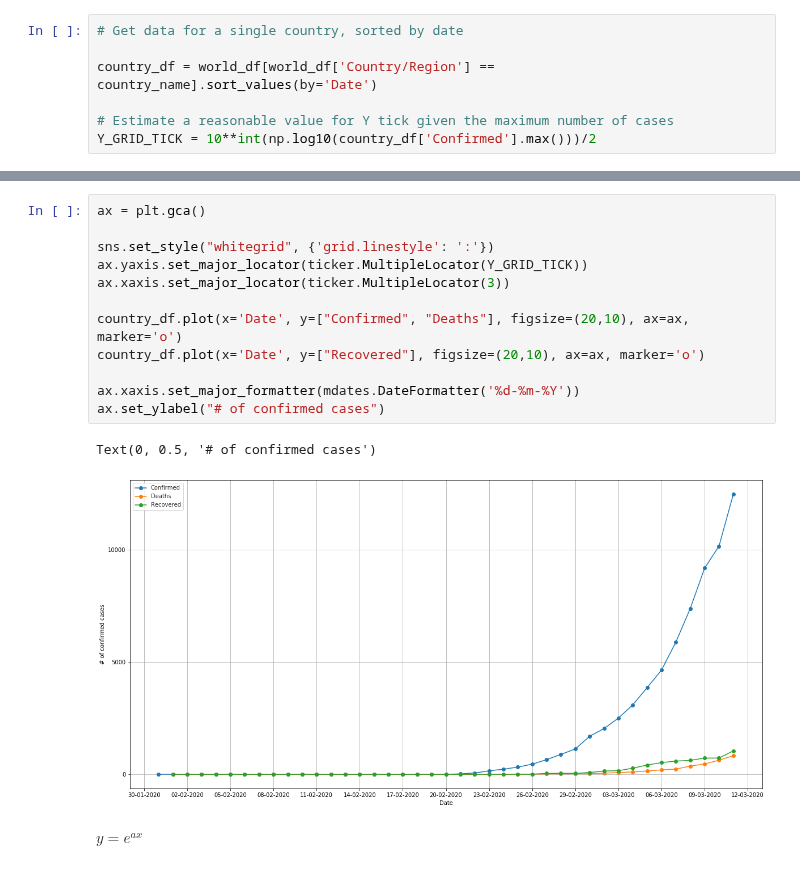
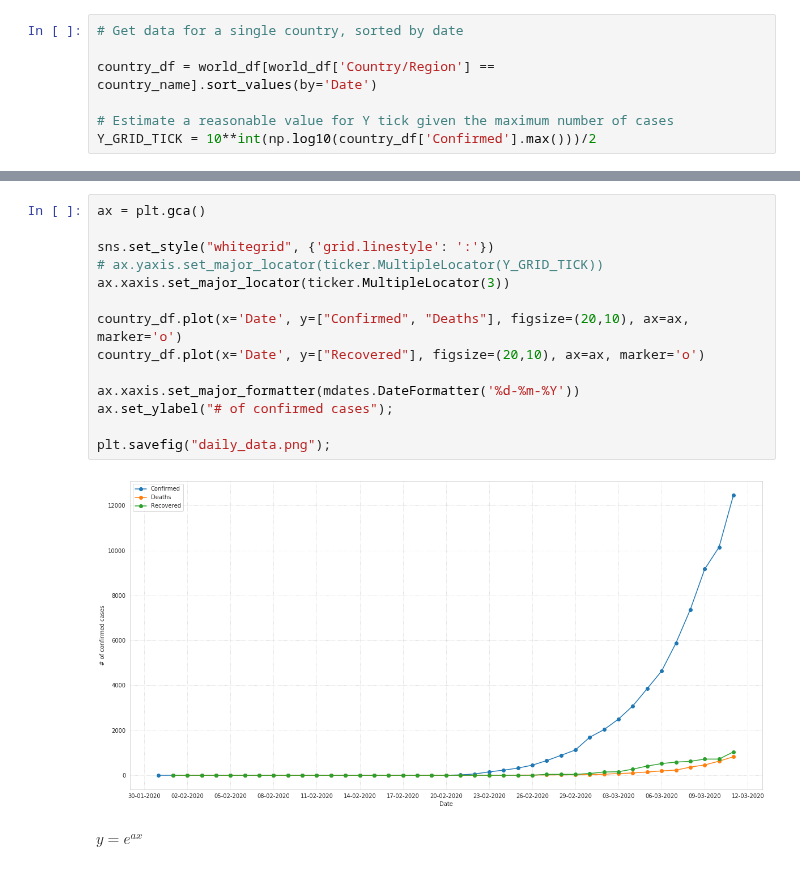
Before and after one commit to matteobarbieri/covid2019-data-analysis, a Jupyter notebook: notebooks/projections_covid2019_italy.ipynb, the cells around one changed output, grey strips where cells are left out. Saved outputs shown, nothing was run; the diff lists cells and outputs as text.

```diff
--- a/notebooks/projections_covid2019_italy.ipynb
+++ b/notebooks/projections_covid2019_italy.ipynb
@@ -92,18 +92,19 @@ country_df.tail()
 # %%
 ax = plt.gca()
 
 sns.set_style("whitegrid", {'grid.linestyle': ':'})
-ax.yaxis.set_major_locator(ticker.MultipleLocator(Y_GRID_TICK))
+# ax.yaxis.set_major_locator(ticker.MultipleLocator(Y_GRID_TICK))
 ax.xaxis.set_major_locator(ticker.MultipleLocator(3))
 
 country_df.plot(x='Date', y=["Confirmed", "Deaths"], figsize=(20,10), ax=ax, marker='o')
 country_df.plot(x='Date', y=["Recovered"], figsize=(20,10), ax=ax, marker='o')
 
 ax.xaxis.set_major_formatter(mdates.DateFormatter('%d-%m-%Y'))
-ax.set_ylabel("# of confirmed cases")
+ax.set_ylabel("# of confirmed cases");
+
+plt.savefig("daily_data.png");
 # %% [output]
-Text(0, 0.5, '# of confirmed cases')
-[figure, old version]
+[figure, new version]
 # %% [markdown]
 $y = e^{ax}$
 # %% [markdown]
```
Also changed, not shown: parts of 1 cell of this notebook, 5 other files.
